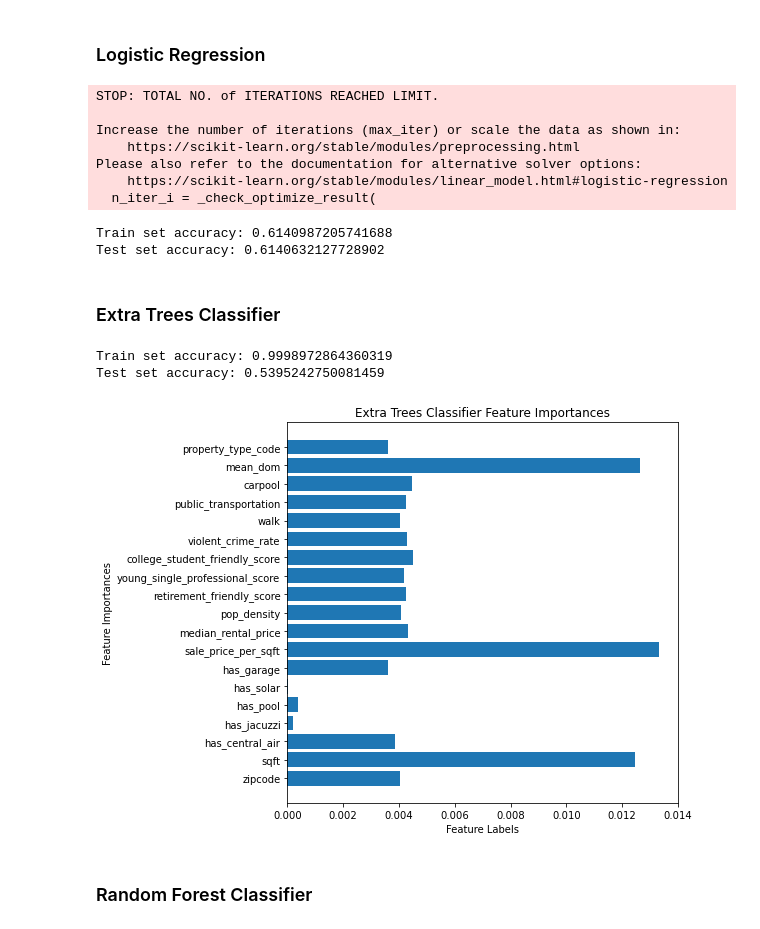
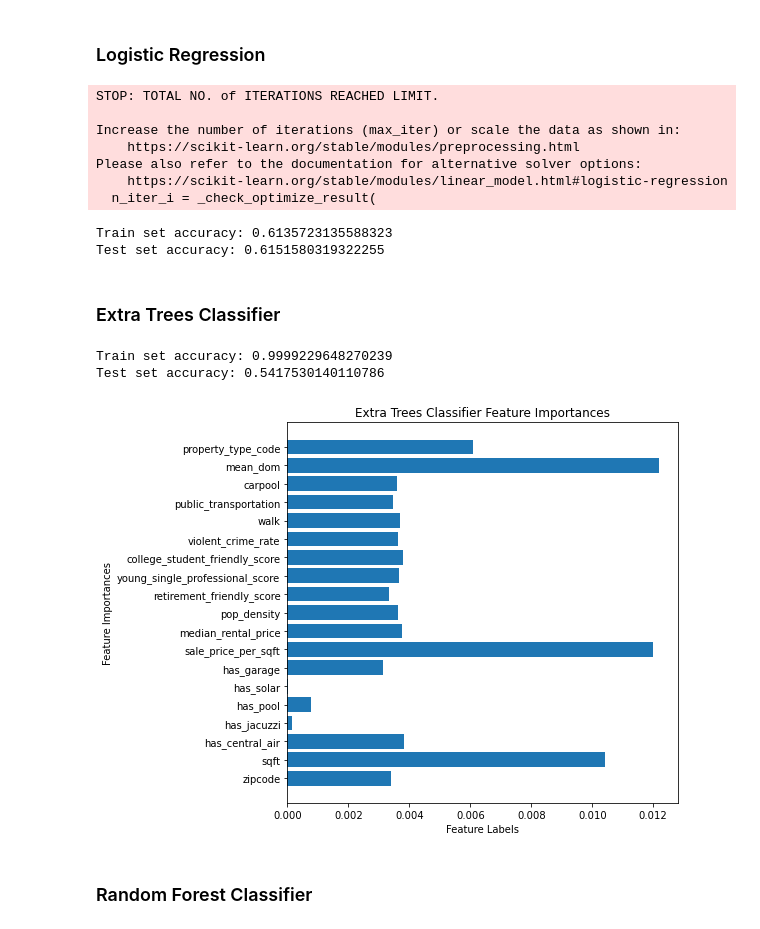
Before and after one commit to luunam/cs297_rex, a Jupyter notebook: notebooks/dom_model.ipynb, the cells around one changed output. Cells and saved outputs as stored; diff of their text form; code cells hidden in the pictures.

```diff
--- a/notebooks/dom_model.ipynb
+++ b/notebooks/dom_model.ipynb
@@ -280,7 +185,7 @@ columns_to_scale = ['zipcode', 'sqft', 'sale_price_per_sqft', 'median_rental_pri
                     'college_student_friendly_score', 'violent_crime_rate', 'young_single_professional_score',
                     'property_type_code'
                    ]
-X2[columns_to_scale] =  scaler.fit_transform(X[columns_to_scale])
+X2[columns_to_scale] =  scaler.fit_transform(X2[columns_to_scale])
 
 X2.info()
 # %% [output]
@@ -334,8 +239,8 @@ Increase the number of iterations (max_iter) or scale the data as shown in:
 Please also refer to the documentation for alternative solver options:
     https://scikit-learn.org/stable/modules/linear_model.html#logistic-regression
   n_iter_i = _check_optimize_result(
-Train set accuracy: 0.6140987205741688
-Test set accuracy: 0.6140632127728902
+Train set accuracy: 0.6135723135588323
+Test set accuracy: 0.6151580319322255
 # %% [markdown]
 ### Extra Trees Classifier
 # %%
@@ -344,21 +249,21 @@ etc.fit(X_train, y_train)
 
 print_results(etc)
 # %% [output]
-Train set accuracy: 0.9998972864360319
-Test set accuracy: 0.5395242750081459
+Train set accuracy: 0.9999229648270239
+Test set accuracy: 0.5417530140110786
 # %%
 feature_importance_normalized = np.std([tree.feature_importances_ for tree in
                                         etc.estimators_],
                                         axis = 0)
 # %%
 plt.figure(figsize=(7,7))
-plt.barh(X.columns, feature_importance_normalized)
+plt.barh(X2.columns, feature_importance_normalized)
 plt.xlabel('Feature Labels')
 plt.ylabel('Feature Importances')
 plt.title('Extra Trees Classifier Feature Importances')
 plt.show()
 # %% [output]
-[figure, old version]
+[figure, new version]
 # %% [markdown]
 ### Random Forest Classifier
 # %%
```
Also changed, not shown: parts of 25 cells of this notebook.
